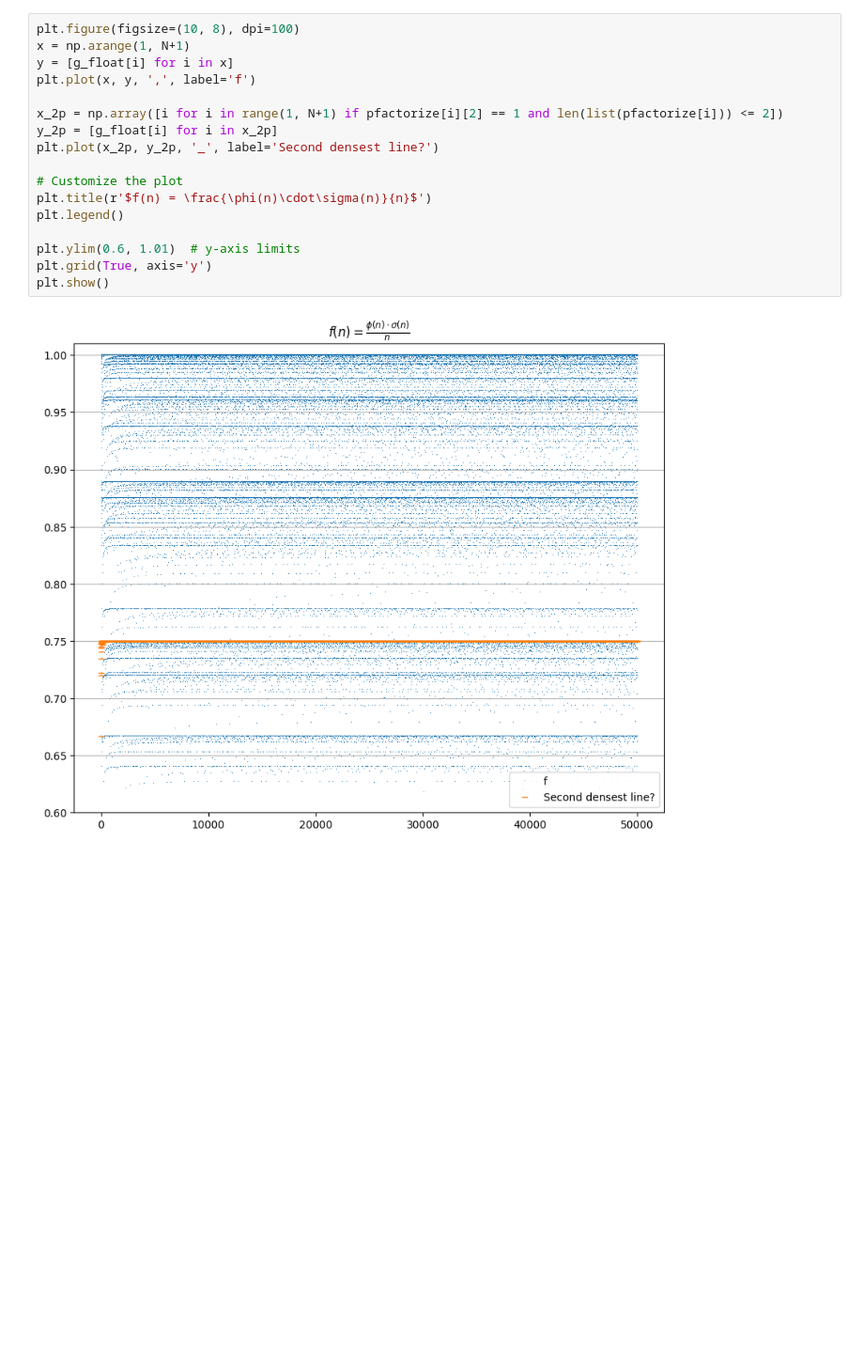
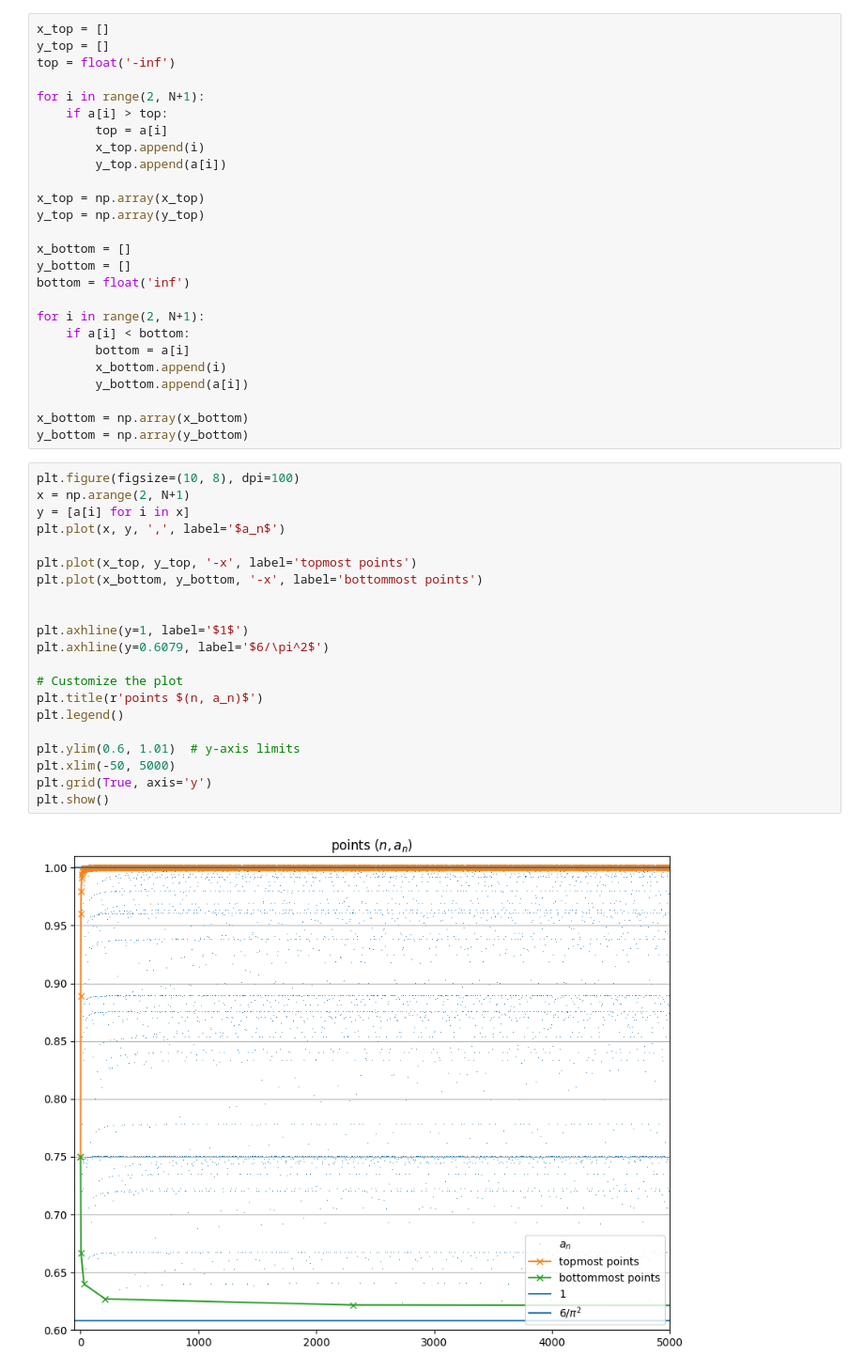
Before and after one commit to zh0ngy1l1/extended_essay, a Jupyter notebook: extended_essay/testing/get_graph.ipynb, the cells around one changed output. Shown at 94% size. Cells and saved outputs as stored; diff of their text form; blank space fills up the shorter version.

```diff
--- a/extended_essay/testing/get_graph.ipynb
+++ b/extended_essay/testing/get_graph.ipynb
@@ -24,19 +23,49 @@ Initialization completed in 323 ms
+# %%
+x_top = []
+y_top = []
+top = float('-inf')
+
+for i in range(2, N+1):
+    if a[i] > top:
+        top = a[i]
+        x_top.append(i)
+        y_top.append(a[i])
+
+x_top = np.array(x_top)
+y_top = np.array(y_top)
+
+x_bottom = []
+y_bottom = []
+bottom = float('inf')
+
+for i in range(2, N+1):
+    if a[i] < bottom:
+        bottom = a[i]
+        x_bottom.append(i)
+        y_bottom.append(a[i])
+
+x_bottom = np.array(x_bottom)
+y_bottom = np.array(y_bottom)
 # %%
 plt.figure(figsize=(10, 8), dpi=100)
-x = np.arange(1, N+1)
-y = [g_float[i] for i in x]
-plt.plot(x, y, ',', label='f')
+x = np.arange(2, N+1)
+y = [a[i] for i in x]
+plt.plot(x, y, ',', label='$a_n$')
 
-x_2p = np.array([i for i in range(1, N+1) if pfactorize[i][2] == 1 and len(list(pfactorize[i])) <= 2])
-y_2p = [g_float[i] for i in x_2p]
-plt.plot(x_2p, y_2p, '_', label='Second densest line?')
+plt.plot(x_top, y_top, '-x', label='topmost points')
+plt.plot(x_bottom, y_bottom, '-x', label='bottommost points')
+
+
+plt.axhline(y=1, label='$1$')
+plt.axhline(y=0.6079, label='$6/\pi^2$')
 
 # Customize the plot
-plt.title(r'$f(n) = \frac{\phi(n)\cdot\sigma(n)}{n}$')
+plt.title(r'points $(n, a_n)$')
 plt.legend()
 
 plt.ylim(0.6, 1.01)  # y-axis limits
+plt.xlim(-50, 5000)
 plt.grid(True, axis='y')
 plt.show()
 # %% [output]
-[figure, old version]
+[figure, new version]
```
Also changed, not shown: parts of 2 cells of this notebook, 17 other files.
